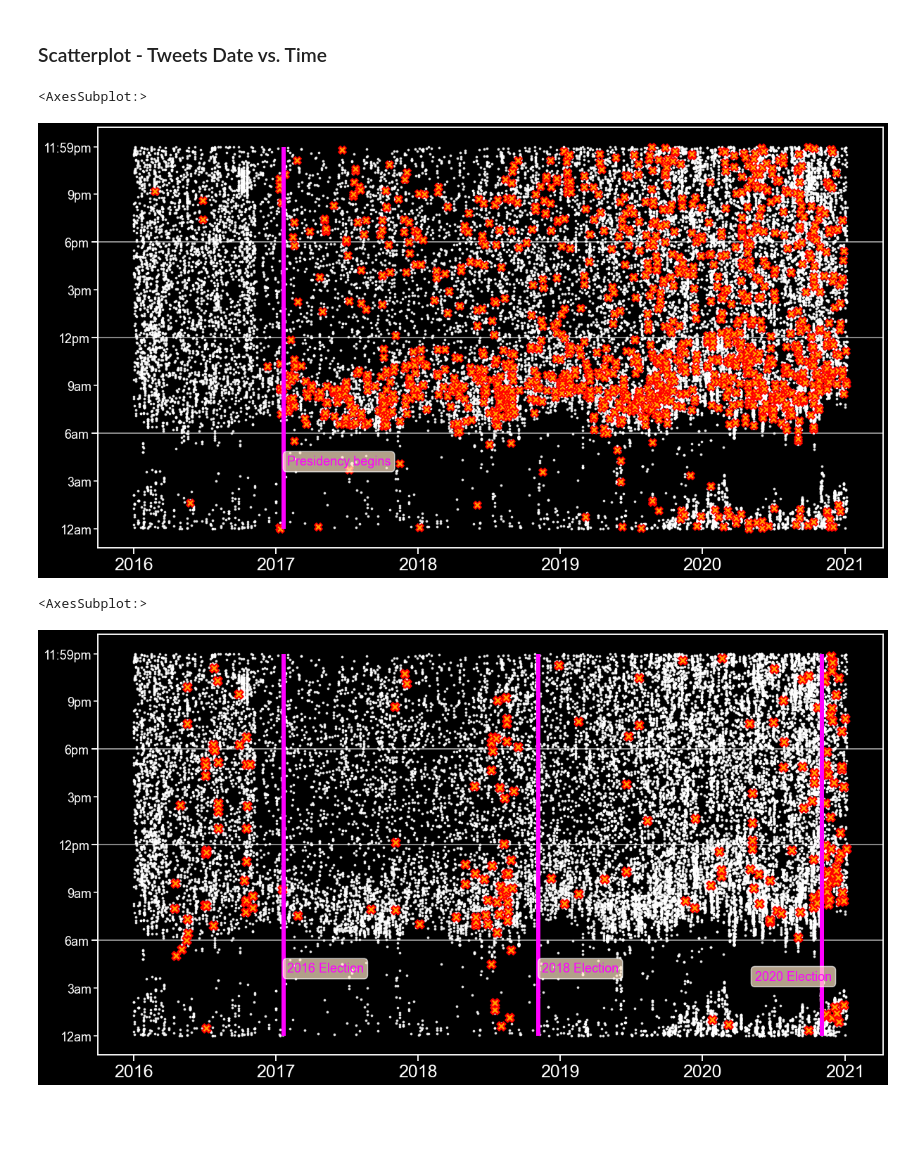
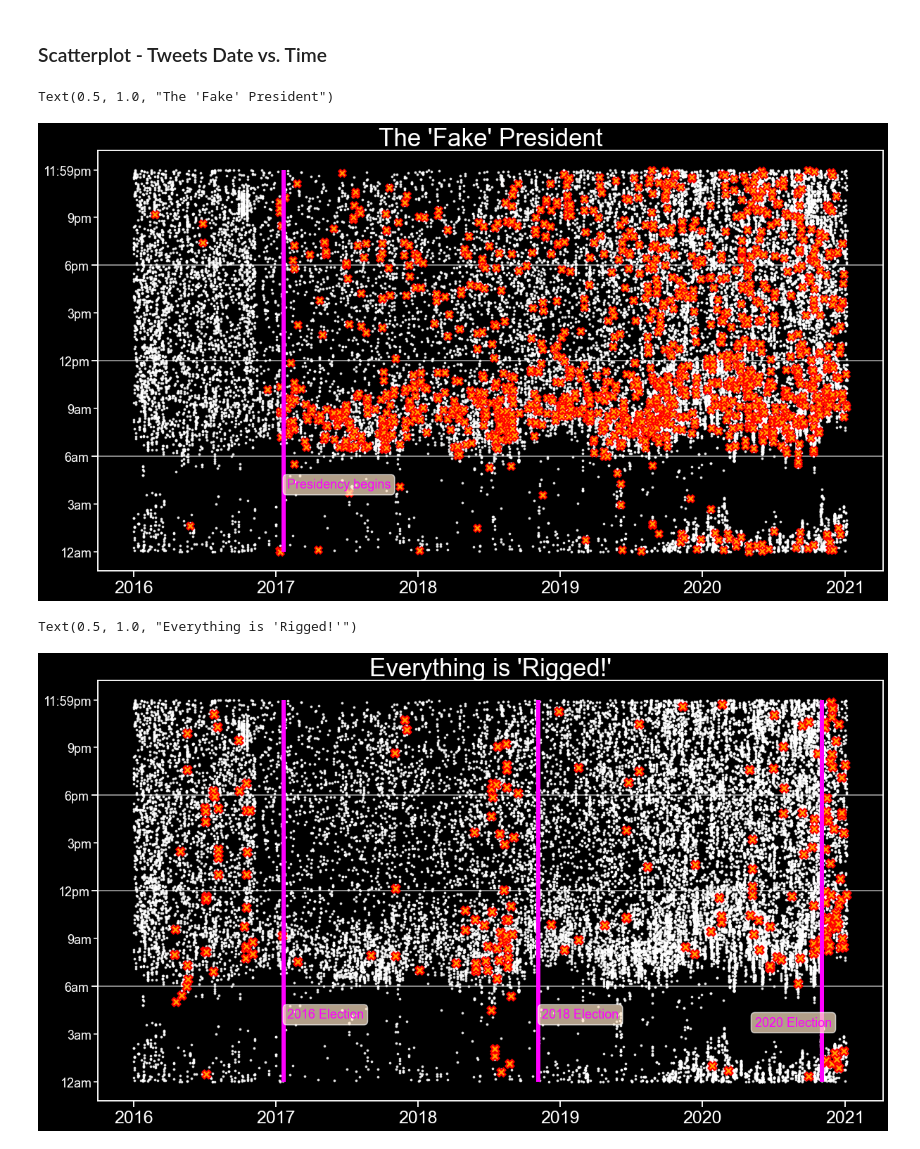
Before and after one commit to FaisalAli91/Trump_Tweets_proj, a Jupyter notebook: Trump_tweets_git.ipynb, the cells around one changed output. Drawn from its saved outputs; the diff is of its cells as text; code cells hidden in the pictures; blank space fills up the shorter version.

```diff
--- a/Trump_tweets_git.ipynb
+++ b/Trump_tweets_git.ipynb
@@ -92,35 +92,36 @@ def mark_datetime (label, date, time_int, ax=None, text_offset=5, **kwargs):
     ax.vlines(date,0,3600*24,colors='magenta',linewidth=6)
     ax.annotate(label,xy=(date,time_int),xycoords='data',
                 bbox=dict(boxstyle="round",
                           fc='bisque',
                           alpha=0.7,
                           #ec=color_pal[6]
                          ),
                 xytext=(text_offset,0) ,textcoords = 'offset points', color='magenta')
 
 mark_datetime("Presidency begins", dt.datetime(2017,1,20), 4*3600, ax)
 
 # Set major/minor ticks
 
 def set_ticks (ax):
     if ax is None:
         ax = plt.gca()
     tick_major = 3600*np.array([6,12,18])
     tick_major_label = ['6am', '12pm', '6pm']
     tick_minor = 3600*np.array([0,3,9,15,21,24-60/3600])
     tick_minor_label = ['12am', '3am', '9am', '3pm', '9pm', '11:59pm']
 
     ax.set_yticks(tick_major)
     ax.set_yticklabels(tick_major_label, fontdict={'fontsize':18})
     ax.set_yticks(tick_minor,minor=True)
     ax.set_yticklabels(tick_minor_label,minor=True, fontdict={'fontsize':18})
     plt.grid(b=True, which='major', axis='y', color='white',alpha=0.7)
     plt.xticks(fontsize=25)
     return (ax)
 set_ticks(ax)
+ax.set_title("The 'Fake' President", fontdict={'fontsize':35})
 # %% [output]
-<AxesSubplot:>
+Text(0.5, 1.0, "The 'Fake' President")
-[figure, old version]
+[figure, new version]
 # %%
 mark_word = "rigged"
 
@@ -147,6 +148,8 @@ mark_datetime("2018 Election", dt.datetime(2018,11,6), 4*3600, ax)
 mark_datetime("2020 Election", dt.datetime(2020,11,3), 3.5*3600, ax, text_offset = -95)
 
 set_ticks(ax)
+
+ax.set_title("Everything is 'Rigged!'", fontdict={'fontsize':35})
 # %% [output]
-<AxesSubplot:>
+Text(0.5, 1.0, "Everything is 'Rigged!'")
-[figure, old version]
+[figure, new version]
```
